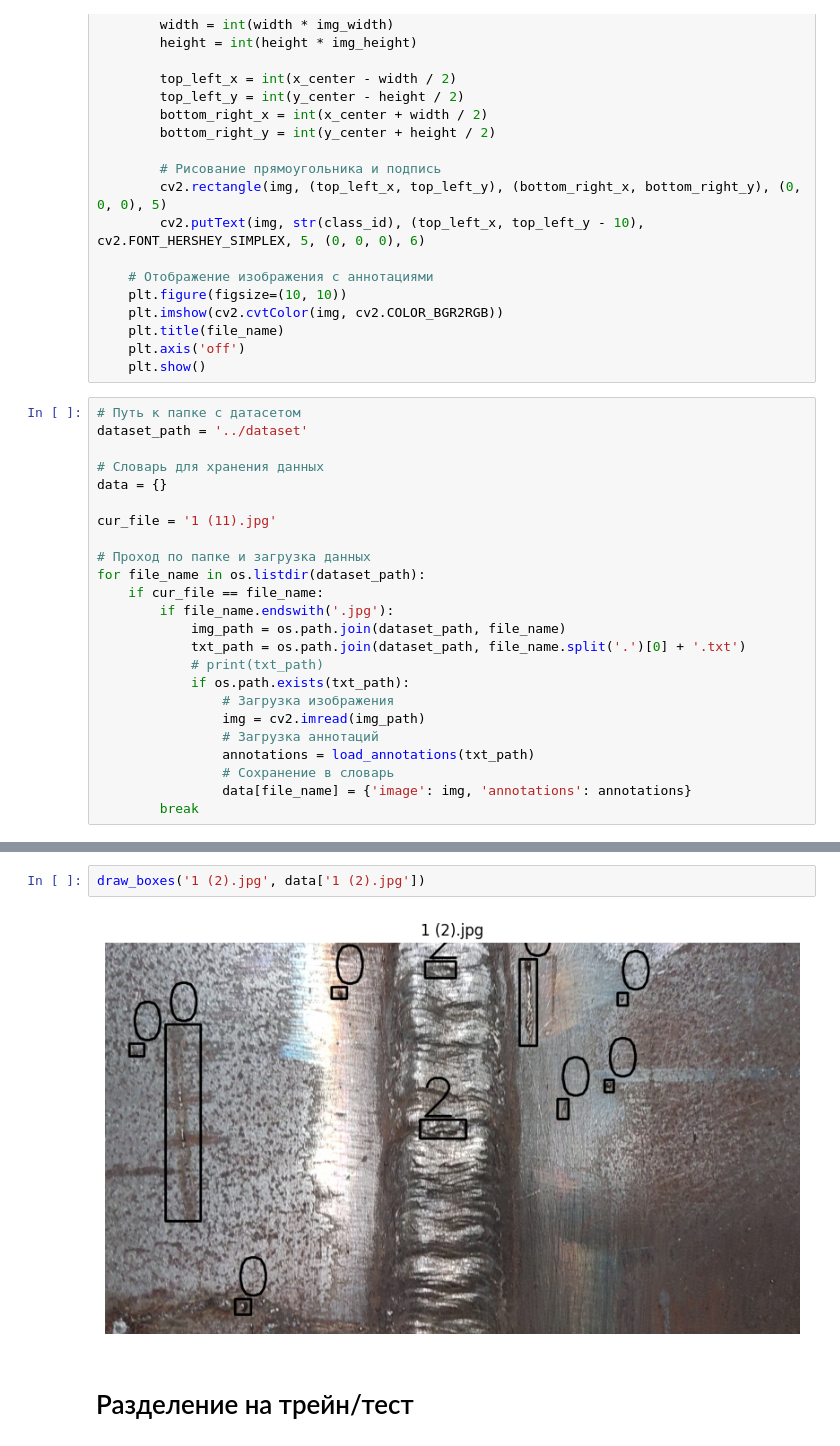
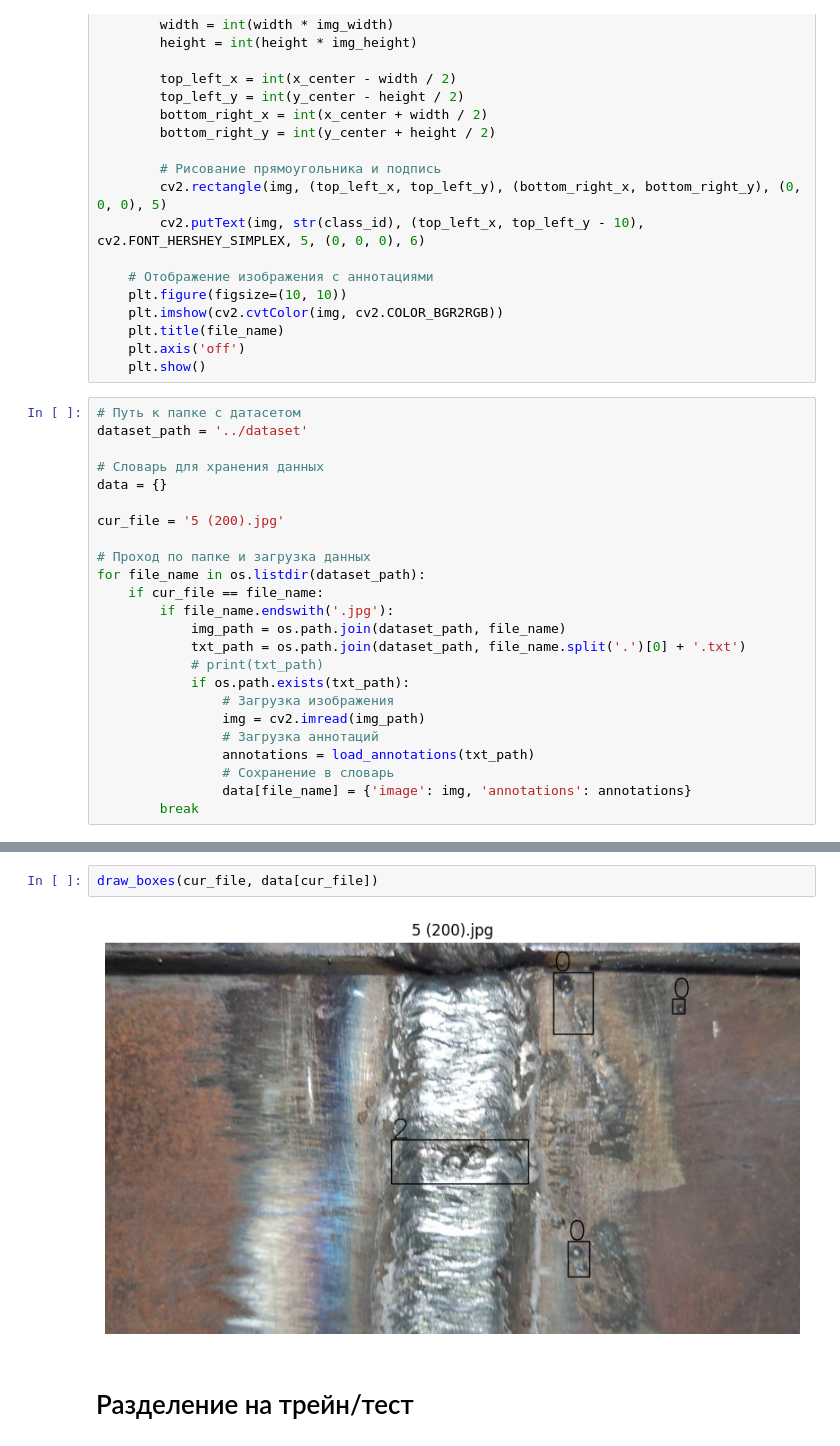
Before and after one commit to PunkButterfly/Hackathon-Atomic2024, a Jupyter notebook: notebooks/load_dataset.ipynb, the cells around one changed output, grey strips where cells are left out. Cells and saved outputs as stored; diff of their text form.

```diff
--- a/notebooks/load_dataset.ipynb
+++ b/notebooks/load_dataset.ipynb
@@ -56,7 +56,7 @@ dataset_path = '../dataset'
 # Словарь для хранения данных
 data = {}
 
-cur_file = '1 (11).jpg'
+cur_file = '5 (200).jpg'
 
 # Проход по папке и загрузка данных
 for file_name in os.listdir(dataset_path):
@@ -96,7 +76,7 @@ data
-# %%
-draw_boxes('1 (2).jpg', data['1 (2).jpg'])
-# %% [output]
-[figure, removed]
+# %%
+draw_boxes(cur_file, data[cur_file])
+# %% [output]
+[figure, added]
 # %% [markdown]
 # Разделение на трейн/тест
 # %%
```
Also changed, not shown: parts of 3 cells of this notebook.
